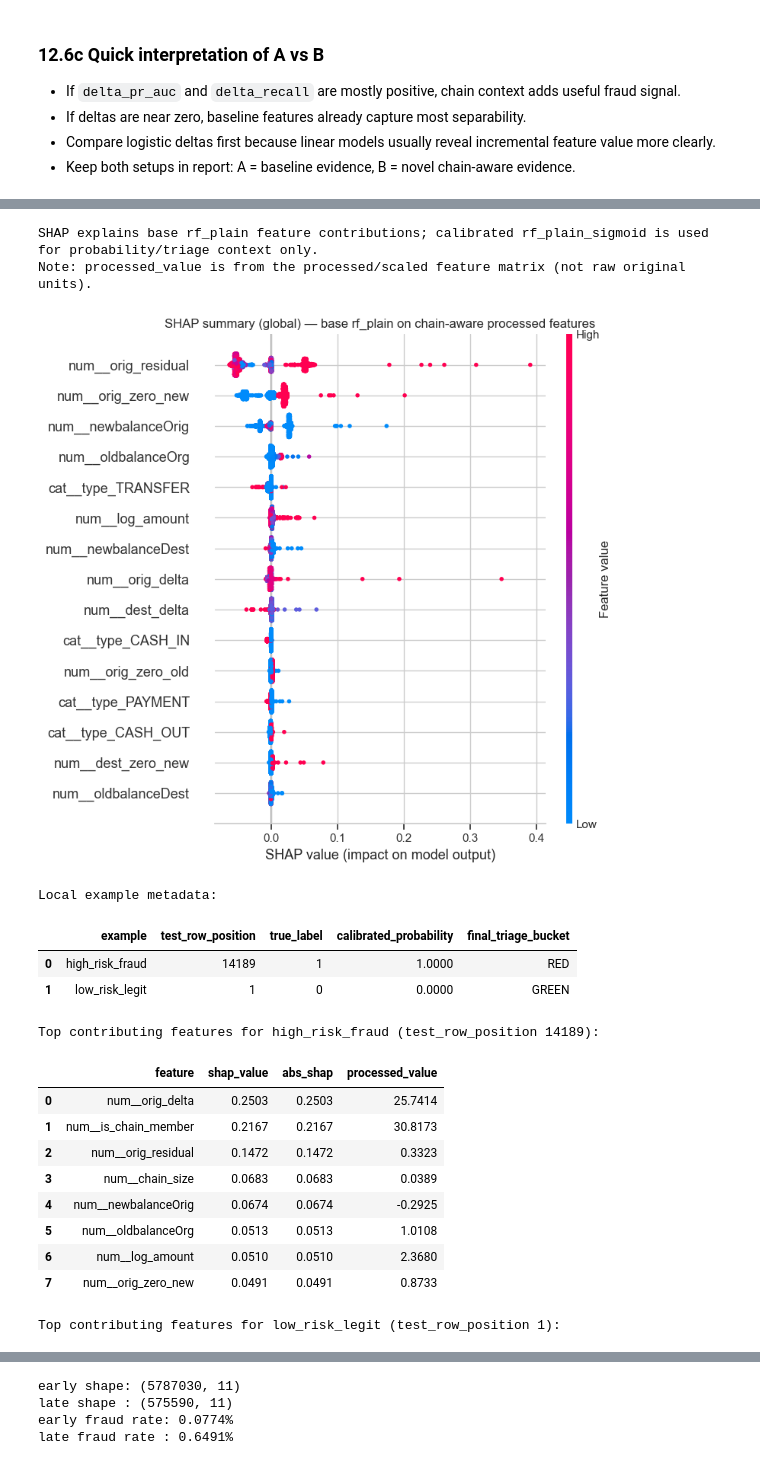
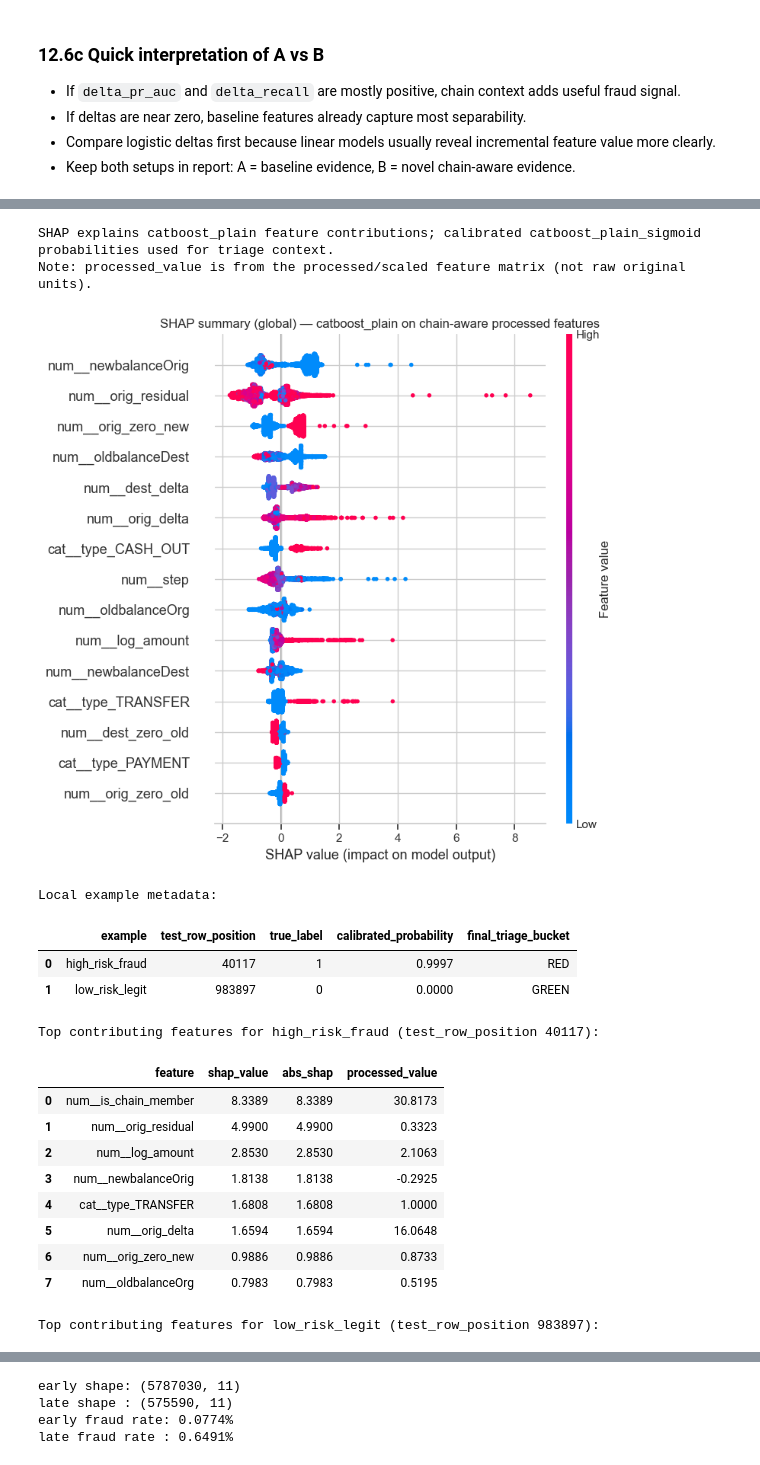
Before and after one commit to Snehasingh-21/PaySim-Fraud-Triage, a Jupyter notebook: 01_eda_paysim.ipynb, the cells around one changed output, grey strips where cells are left out. Drawn from its saved outputs; the diff is of its cells as text; code cells hidden in the pictures.

```diff
--- a/01_eda_paysim.ipynb
+++ b/01_eda_paysim.ipynb
@@ -1200,8 +1215,17 @@ import matplotlib.pyplot as plt
 import warnings
 from sklearn.linear_model import LogisticRegression
 from sklearn.ensemble import RandomForestClassifier
+from sklearn.naive_bayes import GaussianNB
+from imblearn.ensemble import BalancedRandomForestClassifier
 from xgboost import XGBClassifier
 from lightgbm import LGBMClassifier
+
+try:
+    from catboost import CatBoostClassifier
+    CATBOOST_AVAILABLE = True
+except Exception:
+    CATBOOST_AVAILABLE = False
+
 from sklearn.metrics import (
     precision_score, recall_score, f1_score,
     roc_auc_score, average_precision_score,
@@ -1214,6 +1238,7 @@ if missing:
     raise ValueError(f"Missing preprocessing objects: {missing}")
 print("OK: all required preprocessing objects exist.")
 print("Train:", X_train.shape, "| Test:", X_test.shape)
+print("CatBoost available:", CATBOOST_AVAILABLE)
 
 # Hide noisy runtime warnings after numeric clipping/regularization; metrics still computed normally.
 warnings.filterwarnings("ignore", category=RuntimeWarning)
@@ -1754,7 +1550,9 @@ This section is split clearly into A (No-chain baseline), B (Chain-aware), and A
 # %%
 # Show A/B tables for a *presentation set* (keeps notebook clean when new models are added later).
-# Real-world workflow: you manually choose which models to present in the main report.
-REPORT_EXPERIMENTS = ["logreg_plain", "rf_plain", "xgb_plain", "lgbm_weighted"]
+# Model groups are defined once here so newly added models follow the same downstream path.
+PRIMARY_EXPERIMENTS = ["rf_plain", "xgb_plain", "catboost_plain", "lgbm_plain", "brf_plain", "gnb_plain"]
+SUPPORTING_EXPERIMENTS = ["logreg_plain", "lgbm_weighted"]
+REPORT_EXPERIMENTS = PRIMARY_EXPERIMENTS + SUPPORTING_EXPERIMENTS
 
 no_chain_subset = metrics_no_chain[metrics_no_chain["experiment"].isin(REPORT_EXPERIMENTS)].copy()
 with_chain_subset = metrics_with_chain[metrics_with_chain["experiment"].isin(REPORT_EXPERIMENTS)].copy()
@@ -1778,6 +1576,9 @@ display(
 
 print("A vs B delta (with_chain - without_chain) for selected models")
 display(chain_subset)
+
+print("Primary models:", PRIMARY_EXPERIMENTS)
+print("Supporting models:", SUPPORTING_EXPERIMENTS)
 # %% [output]
 A. No-chain baseline metrics (selected models)
 |  | model_label | precision | recall | f1 | roc_auc | pr_auc | tn | fp | fn | tp |
@@ -2898,5 +2885,5 @@ SHAP supports interpretation of model behavior, but it is not proof of causality
 # %%
-# Compute global and local SHAP explanations for base rf_plain, while reporting calibrated outputs.
+# Compute global and local SHAP explanations for the deployed model (FINAL_MODEL_KEY), while reporting calibrated outputs.
 import numpy as np
 
 import pandas as pd
@@ -2918,14 +2905,31 @@ missing = [n for n in required if n not in globals()]
 if missing:
     raise ValueError("Run 12.4, 12.8, and 12.9b first. Missing: " + ", ".join(missing))
 
-if "rf_plain" not in experiments_with_chain:
-    raise ValueError("rf_plain not found in experiments_with_chain. Re-run 12.4.")
 if FINAL_MODEL_KEY not in probs_by_model:
     raise ValueError(f"{FINAL_MODEL_KEY} calibrated probabilities not found. Re-run 12.8.")
 
-print(f"SHAP explains base rf_plain feature contributions; calibrated {FINAL_MODEL_KEY} is used for probability/triage context only.")
+# Resolve SHAP explainer to the same model family as FINAL_MODEL_KEY.
+# e.g. "catboost_plain_sigmoid" -> "catboost_plain"; "rf_plain_isotonic" -> "rf_plain"
+def _base_exp(key):
+    for suffix in ("_sigmoid", "_isotonic", "_uncalibrated"):
+        if key.endswith(suffix):
+            return key[:-len(suffix)]
+    return key
+
+shap_exp_name = _base_exp(FINAL_MODEL_KEY)
+if shap_exp_name in experiments_with_chain:
+    shap_base_model = experiments_with_chain[shap_exp_name]["model"]
+    shap_model_label = shap_exp_name
+elif "rf_plain" in experiments_with_chain:
+    shap_base_model = experiments_with_chain["rf_plain"]["model"]
+    shap_model_label = "rf_plain (fallback)"
+    print(f"WARNING: {shap_exp_name} not in experiments_with_chain; falling back to rf_plain for SHAP")
+else:
+    raise ValueError("Neither FINAL_MODEL_KEY base nor rf_plain found in experiments_with_chain.")
+
+print(f"SHAP explains {shap_model_label} feature contributions; calibrated {FINAL_MODEL_KEY} probabilities used for triage context.")
 print("Note: processed_value is from the processed/scaled feature matrix (not raw original units).")
-rf_base_model = experiments_with_chain["rf_plain"]["model"]
+rf_base_model = shap_base_model
 X_test_chain = np.asarray(Xte_ch, dtype=np.float64)
 y_true = np.asarray(y_test).astype(int)
 calibrated_probs = np.asarray(probs_by_model[FINAL_MODEL_KEY], dtype=np.float64)
@@ -2971,7 +2975,7 @@ shap.summary_plot(
     max_display=15,
     show=False,
 )
-plt.title("SHAP summary (global) — base rf_plain on chain-aware processed features")
+plt.title(f"SHAP summary (global) — {shap_model_label} on chain-aware processed features")
 plt.tight_layout()
 plt.show()
 
@@ -3068,48 +3072,48 @@ for r in local_rows:
 
 # ------------------------
 # Short interpretation block
 # ------------------------
 mean_abs_shap = np.abs(shap_values_sample).mean(axis=0)
 importance_df = pd.DataFrame({
     "feature": proc_feature_names,
     "mean_abs_shap": mean_abs_shap,
 }).sort_values("mean_abs_shap", ascending=False).reset_index(drop=True)
 
 top15 = importance_df.head(15)["feature"].tolist()
 chain_feats = ["num__is_chain_member", "num__chain_size"]
 chain_in_top = [f for f in chain_feats if f in top15]
 
 print("\nInterpretation (chain-feature visibility):")
 if chain_in_top:
     print(
         "- Chain-aware features appear among global important drivers:",
         ", ".join(chain_in_top),
         "(top 15 by mean |SHAP|)."
     )
 else:
     print(
         "- Chain-aware features are not in the top 15 global SHAP drivers in this run; "
         "the model relies more on other transaction/balance/type features."
     )
 
 print("- Type one-hot columns and balance-based numeric features remain key explainability anchors.")
 # %% [output]
-SHAP explains base rf_plain feature contributions; calibrated rf_plain_sigmoid is used for probability/triage context only.
+SHAP explains catboost_plain feature contributions; calibrated catboost_plain_sigmoid probabilities used for triage context.
 Note: processed_value is from the processed/scaled feature matrix (not raw original units).
-[figure, old version]
+[figure, new version]
 Local example metadata:
 |  | example | test_row_position | true_label | calibrated_probability | final_triage_bucket |
-| 0 | high_risk_fraud | 14189 | 1 | 1.0000 | RED |
-| 1 | low_risk_legit | 1 | 0 | 0.0000 | GREEN |
+| 0 | high_risk_fraud | 40117 | 1 | 0.9997 | RED |
+| 1 | low_risk_legit | 983897 | 0 | 0.0000 | GREEN |
-Top contributing features for high_risk_fraud (test_row_position 14189):
+Top contributing features for high_risk_fraud (test_row_position 40117):
 |  | feature | shap_value | abs_shap | processed_value |
-| 0 | num__orig_delta | 0.2503 | 0.2503 | 25.7414 |
-| 1 | num__is_chain_member | 0.2167 | 0.2167 | 30.8173 |
-| 2 | num__orig_residual | 0.1472 | 0.1472 | 0.3323 |
-| 3 | num__chain_size | 0.0683 | 0.0683 | 0.0389 |
-| 4 | num__newbalanceOrig | 0.0674 | 0.0674 | -0.2925 |
-| 5 | num__oldbalanceOrg | 0.0513 | 0.0513 | 1.0108 |
-| 6 | num__log_amount | 0.0510 | 0.0510 | 2.3680 |
-| 7 | num__orig_zero_new | 0.0491 | 0.0491 | 0.8733 |
+| 0 | num__is_chain_member | 8.3389 | 8.3389 | 30.8173 |
+| 1 | num__orig_residual | 4.9900 | 4.9900 | 0.3323 |
+| 2 | num__log_amount | 2.8530 | 2.8530 | 2.1063 |
+| 3 | num__newbalanceOrig | 1.8138 | 1.8138 | -0.2925 |
+| 4 | cat__type_TRANSFER | 1.6808 | 1.6808 | 1.0000 |
+| 5 | num__orig_delta | 1.6594 | 1.6594 | 16.0648 |
+| 6 | num__orig_zero_new | 0.9886 | 0.9886 | 0.8733 |
+| 7 | num__oldbalanceOrg | 0.7983 | 0.7983 | 0.5195 |
-Top contributing features for low_risk_legit (test_row_position 1):
+Top contributing features for low_risk_legit (test_row_position 983897):
 |  | feature | shap_value | abs_shap | processed_value |
```
Also changed, not shown: parts of 70 cells of this notebook, 16 other files.
